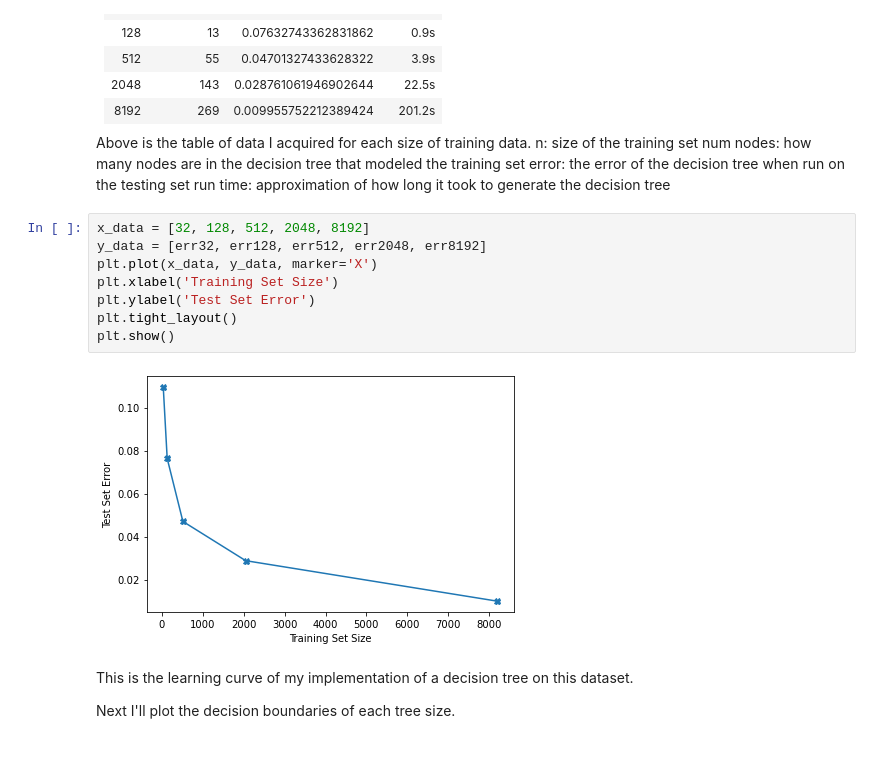
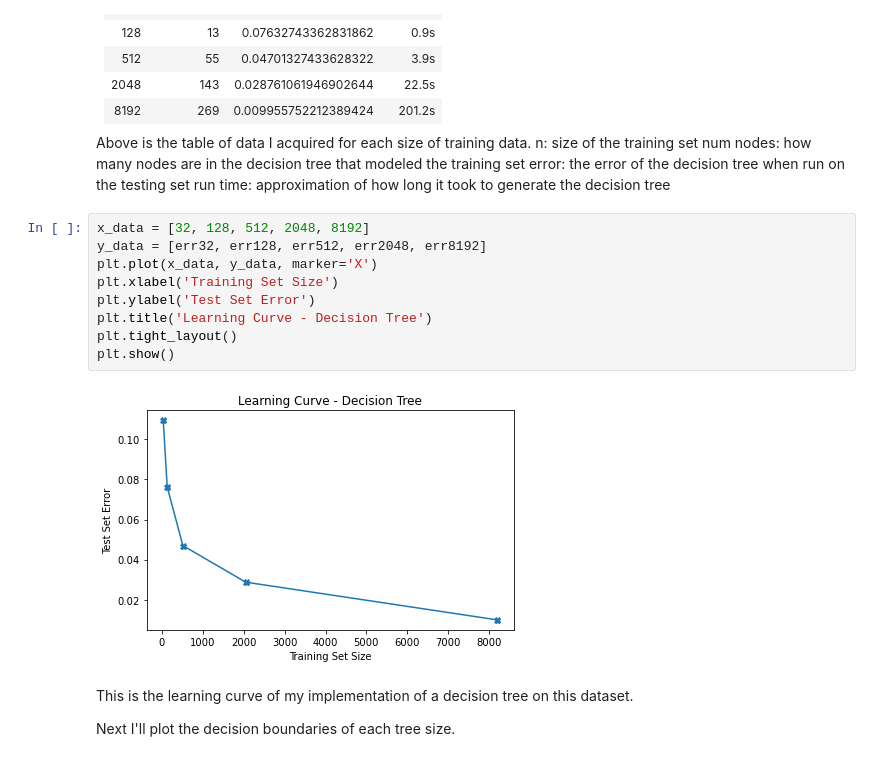
Before and after one commit to Nick-Boddy/CS760-HW2-DecisionTree, a Jupyter notebook: decisiontree.ipynb, the cells around one changed output. Drawn from its saved outputs; the diff is of its cells as text.

```diff
--- a/decisiontree.ipynb
+++ b/decisiontree.ipynb
@@ -457,13 +457,14 @@ run time: approximation of how long it took to generate the decision tree
 # %%
 x_data = [32, 128, 512, 2048, 8192]
 y_data = [err32, err128, err512, err2048, err8192]
 plt.plot(x_data, y_data, marker='X')
 plt.xlabel('Training Set Size')
 plt.ylabel('Test Set Error')
+plt.title('Learning Curve - Decision Tree')
 plt.tight_layout()
 plt.show()
 # %% [output]
-[figure, old version]
+[figure, new version]
 # %% [markdown]
 This is the learning curve of my implementation of a decision tree on this dataset.
 
```
Also changed, not shown: parts of 18 cells of this notebook.
